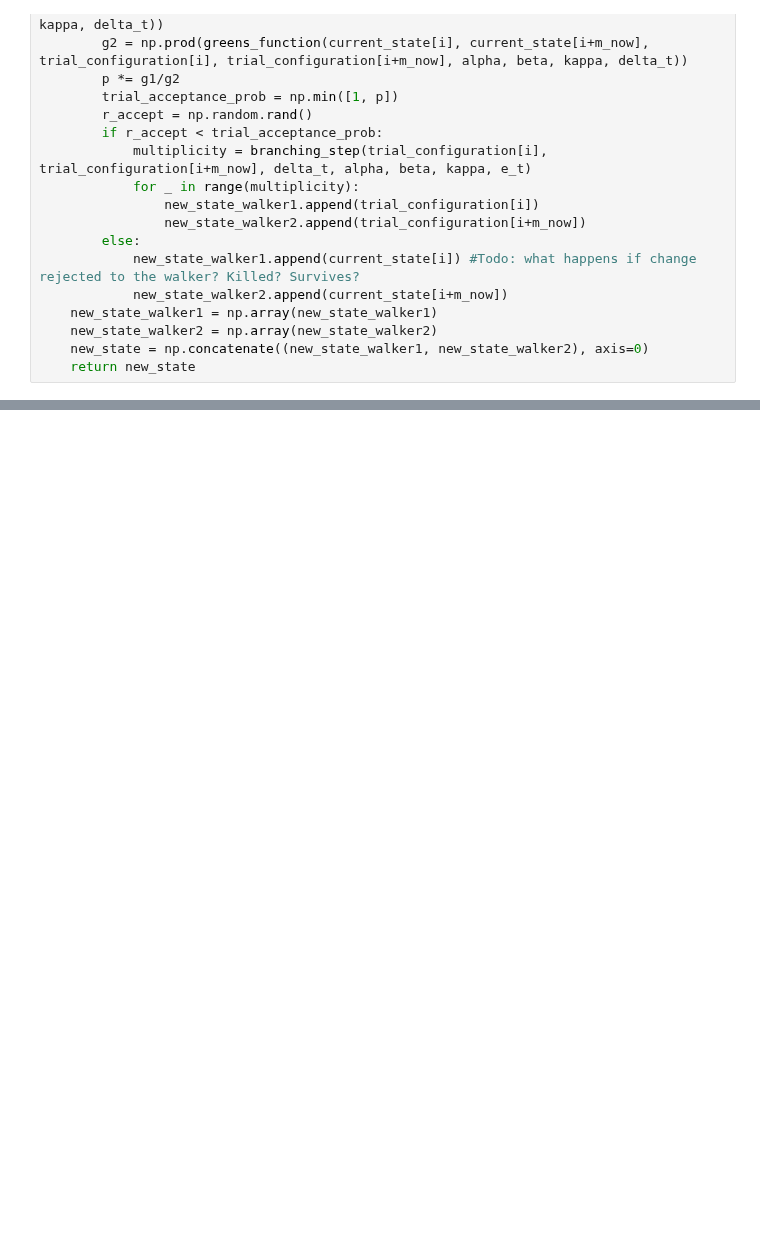
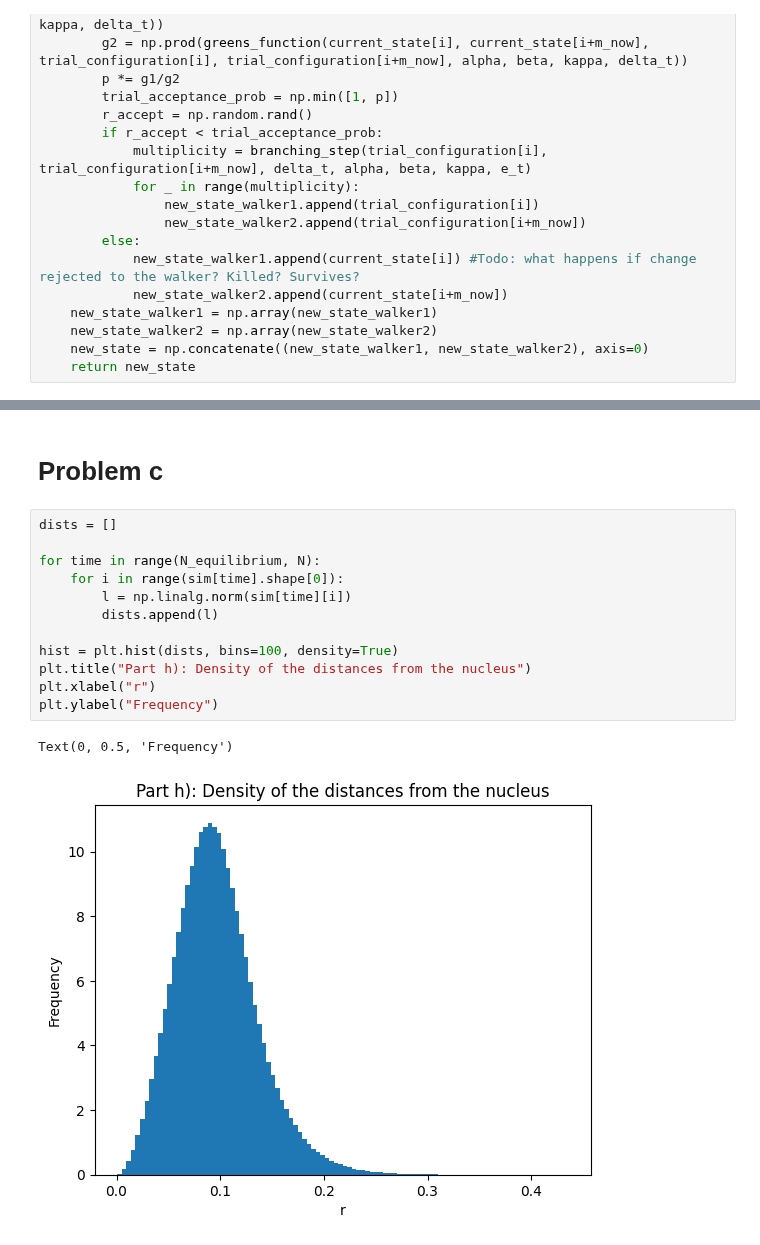
Before and after one commit to corinnawegner/Computational-physics, a Jupyter notebook: Project 5/Problem 2.ipynb, the cells around one changed output, grey strips where cells are left out. Saved outputs shown, nothing was run; the diff lists cells and outputs as text; blank space fills up the shorter version.

```diff
--- a/Project 5/Problem 2.ipynb
+++ b/Project 5/Problem 2.ipynb
@@ -137,0 +143,17 @@ Text(0.5, 0, 'simulation step')
+# %% [markdown]
+# Problem c
+# %%
+dists = []
+
+for time in range(N_equilibrium, N):
+    for i in range(sim[time].shape[0]):
+        l = np.linalg.norm(sim[time][i])
+        dists.append(l)
+
+hist = plt.hist(dists, bins=100, density=True)
+plt.title("Part h): Density of the distances from the nucleus")
+plt.xlabel("r")
+plt.ylabel("Frequency")
+# %% [output]
+Text(0, 0.5, 'Frequency')
+[figure, added]
```
Also changed, not shown: parts of 5 cells of this notebook.
